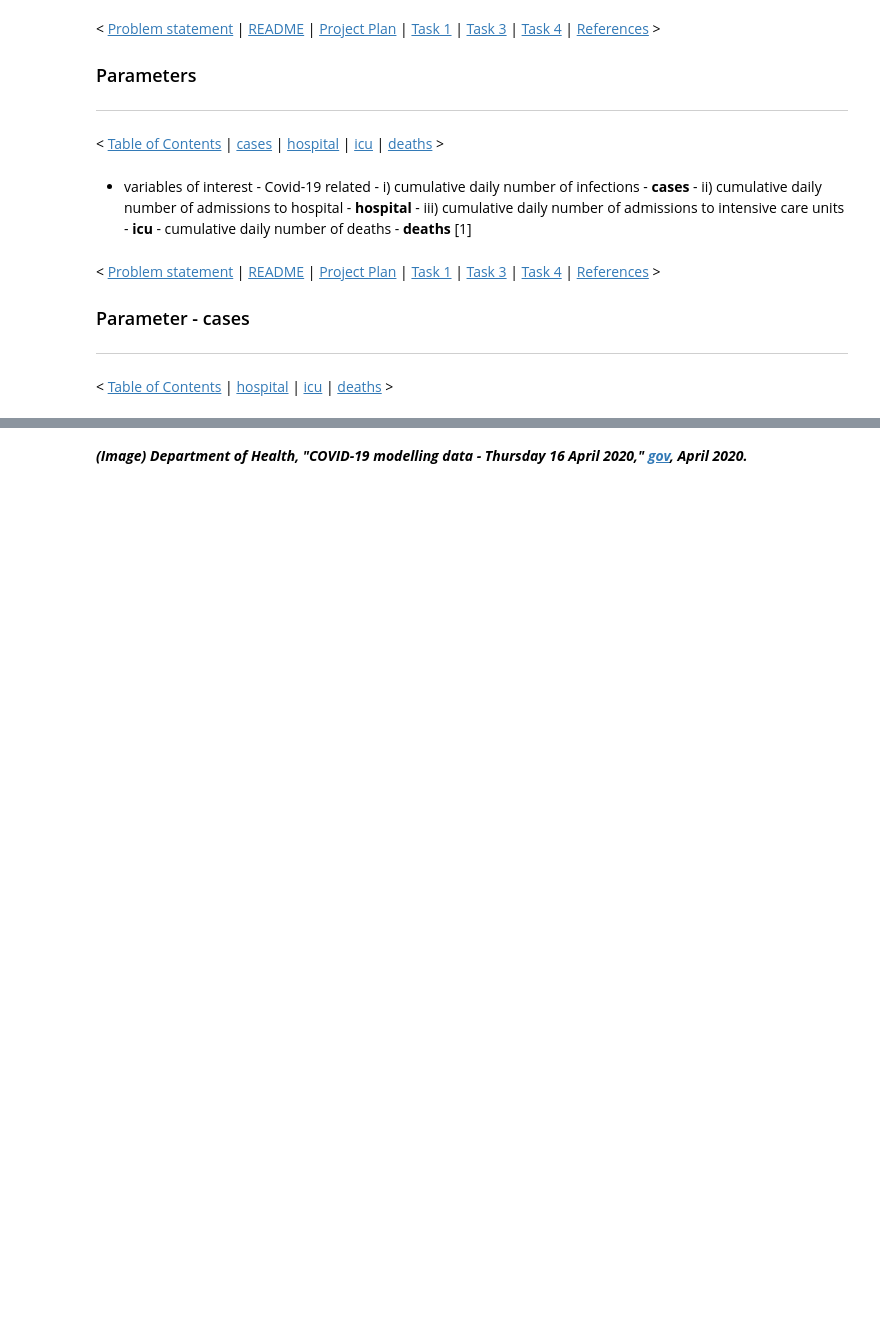
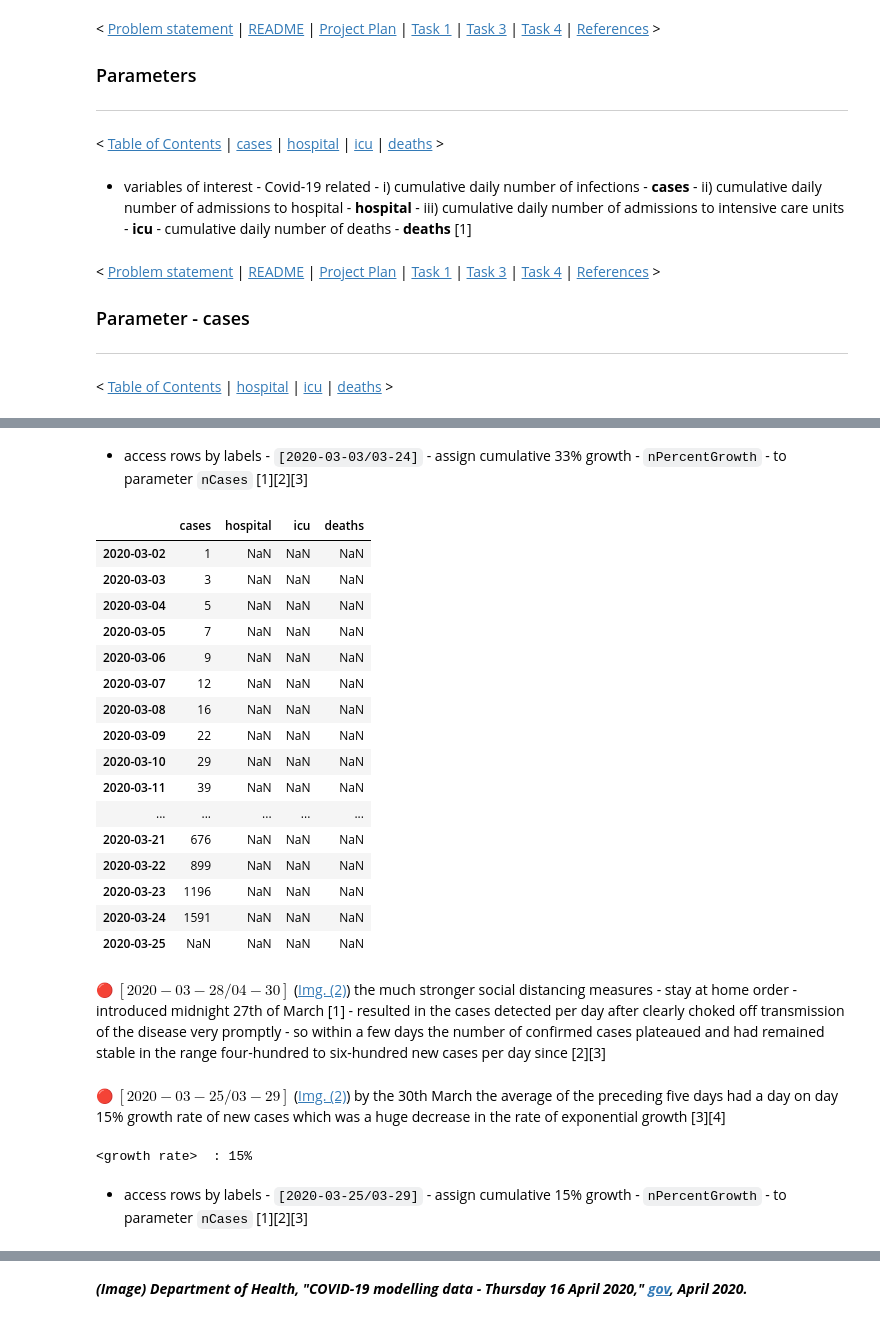
Before and after one commit to E6985/pda-numpy-random-simulation, a Jupyter notebook: Programming-for-Data-Analysis-Project-2020.ipynb, the cells around one changed output, grey strips where cells are left out. Drawn from its saved outputs; the diff is of its cells as text; code cells hidden in the pictures; blank space fills up the shorter version.

```diff
--- a/Programming-for-Data-Analysis-Project-2020.ipynb
+++ b/Programming-for-Data-Analysis-Project-2020.ipynb
@@ -349,0 +428,4 @@ dfCovid19.loc[:"2020-02-29"]
+# %%
+# package pandas - subpackage core - module indexing
+for nDay in range(len(dfCovid19.loc[:"2020-02-28"]),len(dfCovid19.loc[:"2020-03-02"])):
+    dfCovid19["cases"].values[nDay]=nCases
@@ -349,0 +442,10 @@ dfCovid19.loc[:"2020-02-29"]
+# %% [markdown]
+- access rows by labels - ``[2020-03-03/03-24]`` - assign cumulative 33% growth - ``nPercentGrowth`` - to parameter ``nCases`` [1][2][3]
+
+<!--
+[1] Anaconda (_LocIndexer), "pandas.core.indexing," Docstring, June 2020.
+
+[2] P. Nolan (IEMAG), "Live update on new coronavirus cases confirmed in Ireland (30/03/2020)," [VirginMediaNews](https://web.archive.org/web/20201207122857if_/https://www.facebook.com/VirginMediaNews/videos/203845624391502), March 2020.
+
+[3] Department of Health, "COVID-19 modelling data - Thursday 16 April 2020," [gov](https://web.archive.org/web/20201119120437/https://www.gov.ie/en/publication/ea86cc-covid-19-modelling-data-thursday-16-april-2020), April 2020.
+-->
@@ -349,0 +457,54 @@ dfCovid19.loc[:"2020-02-29"]
+# %%
+# package pandas - subpackage core - module indexing
+dfCovid19.loc["2020-03-02":"2020-03-25"] # date interval - (2020-03-02/03-25)
+# %% [output]
+|  | cases | hospital | icu | deaths |
+| 2020-03-02 | 1 | NaN | NaN | NaN |
+| 2020-03-03 | 3 | NaN | NaN | NaN |
+| 2020-03-04 | 5 | NaN | NaN | NaN |
+| 2020-03-05 | 7 | NaN | NaN | NaN |
+| 2020-03-06 | 9 | NaN | NaN | NaN |
+| 2020-03-07 | 12 | NaN | NaN | NaN |
+| 2020-03-08 | 16 | NaN | NaN | NaN |
+| 2020-03-09 | 22 | NaN | NaN | NaN |
+| 2020-03-10 | 29 | NaN | NaN | NaN |
+| 2020-03-11 | 39 | NaN | NaN | NaN |
+| ... | ... | ... | ... | ... |
+| 2020-03-21 | 676 | NaN | NaN | NaN |
+| 2020-03-22 | 899 | NaN | NaN | NaN |
+| 2020-03-23 | 1196 | NaN | NaN | NaN |
+| 2020-03-24 | 1591 | NaN | NaN | NaN |
+| 2020-03-25 | NaN | NaN | NaN | NaN |
+# %% [markdown]
+&#x1F534; $[{2020}-{03}-{28} / {04}-{30}]$ ([Img. (2)](https://github.com/E6985/pda-numpy-random-simulation/blob/main/img/log-linear.png)) the much stronger social distancing measures - stay at home order - introduced midnight 27th of March [1] - resulted in the cases detected per day after clearly choked off transmission of the disease very promptly - so within a few days the number of confirmed cases plateaued and had remained stable in the range four-hundred to six-hundred new cases per day since [2][3]
+
+<!--
+[1] Citizens Information, "New measures to combat COVID-19 from midnight on 27 March 2020," [citizensinformation](http://web.archive.org/web/20201215124651/https://whatsnew.citizensinformation.ie/2020/03/27/new-measures-to-combat-covid-19-from-midnight-on-27-march-2020), March 2020.
+
+[2] P. Nolan (IEMAG), "LIVE: Daily coronavirus update from the Department of Health (30/04/2020)," [VirginMediaNews](https://web.archive.org/web/20201207140237if_/https://www.facebook.com/VirginMediaNews/videos/184315165952881), April 2020.
+
+[3] Department of Health, "COVID-19 modelling data - Thursday 30 April 2020," [gov](https://web.archive.org/web/20201101052836/https://www.gov.ie/en/publication/fed29a-covid-19-modelling-data-thursday-30-april-2020), April 2020.
+-->
+# %% [markdown]
+&#x1F534; $[{2020}-{03}-{25} / {03}-{29}]$ ([Img. (2)](https://github.com/E6985/pda-numpy-random-simulation/blob/main/img/log-linear.png)) by the 30th March the average of the preceding five days had a day on day 15% growth rate of new cases which was a huge decrease in the rate of exponential growth [3][4]
+
+<!--
+[3] P. Nolan (IEMAG), "Live update on new coronavirus cases confirmed in Ireland (30/03/2020)," [VirginMediaNews](https://web.archive.org/web/20201207122857if_/https://www.facebook.com/VirginMediaNews/videos/203845624391502), March 2020.
+
+[4] Department of Health, "COVID-19 modelling data - Thursday 16 April 2020," [gov](https://web.archive.org/web/20201119120437/https://www.gov.ie/en/publication/ea86cc-covid-19-modelling-data-thursday-16-april-2020), April 2020.
+-->
+# %%
+nPercentGrowth=15
+print("<growth rate>  : {}%".format(nPercentGrowth))
+# %% [output]
+<growth rate>  : 15%
+# %% [markdown]
+- access rows by labels - ``[2020-03-25/03-29]`` - assign cumulative 15% growth - ``nPercentGrowth`` - to parameter ``nCases`` [1][2][3]
+
+<!--
+[1] Anaconda (_LocIndexer), "pandas.core.indexing," Docstring, June 2020.
+
+[2] P. Nolan (IEMAG), "Live update on new coronavirus cases confirmed in Ireland (30/03/2020)," [VirginMediaNews](https://web.archive.org/web/20201207122857if_/https://www.facebook.com/VirginMediaNews/videos/203845624391502), March 2020.
+
+[3] Department of Health, "COVID-19 modelling data - Thursday 16 April 2020," [gov](https://web.archive.org/web/20201119120437/https://www.gov.ie/en/publication/ea86cc-covid-19-modelling-data-thursday-16-april-2020), April 2020.
+-->
```
Also changed, not shown: parts of 61 cells of this notebook.
